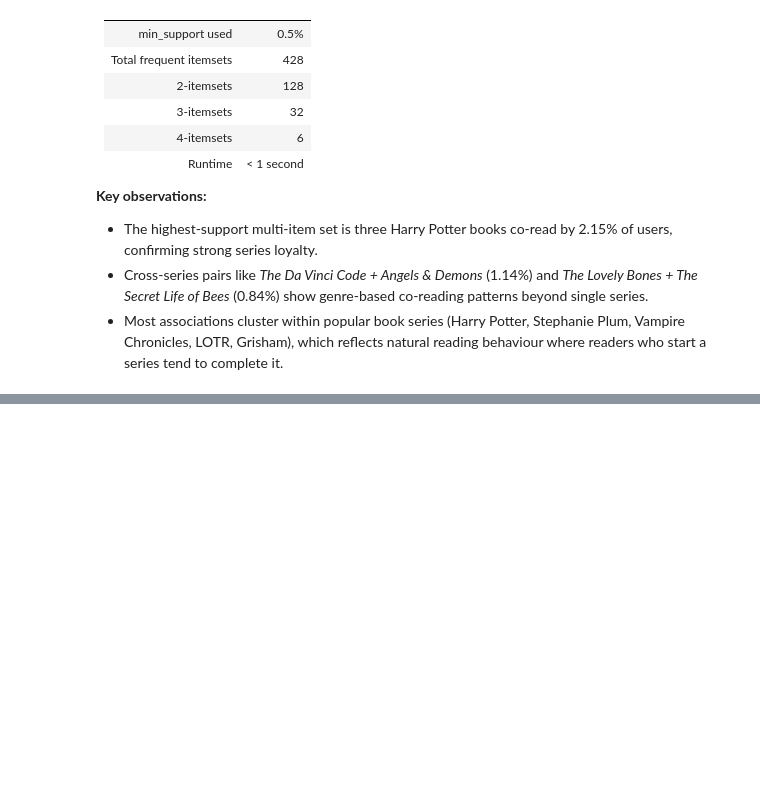
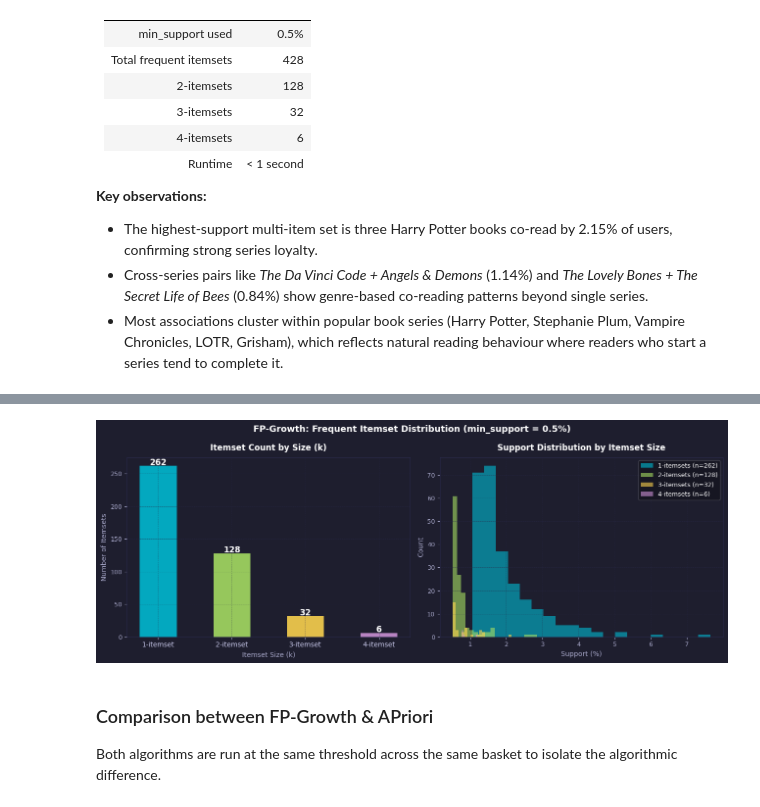
Before and after one commit to olkanth/MSCS_634_Lab_6, a Jupyter notebook: MSCS_634_Lab_6.ipynb, the cells around one changed output, grey strips where cells are left out. Drawn from its saved outputs; the diff is of its cells as text; code cells hidden in the pictures; blank space fills up the shorter version.

```diff
--- a/MSCS_634_Lab_6.ipynb
+++ b/MSCS_634_Lab_6.ipynb
@@ -821,0 +989,33 @@ plt.show(); plt.close()
+# %%
+# Itemset Size Distribution + Support Distribution
+
+fig, axes = plt.subplots(1, 2, figsize=(13, 5), facecolor=BG)
+fig.suptitle('FP-Growth: Frequent Itemset Distribution (min_support = 0.5%)',
+             color='white', fontsize=13, fontweight='bold')
+
+bars = axes[0].bar(vc.index, vc.values,
+                   color=[SIZE_COLORS[k] for k in vc.index],
+                   edgecolor='none', alpha=0.88, width=0.5)
+for bar, val in zip(bars, vc.values):
+    axes[0].text(bar.get_x()+bar.get_width()/2, val+1,
+                 str(val), ha='center', color='white', fontsize=12, fontweight='bold')
+style_ax(axes[0], 'Itemset Count by Size (k)', 'Itemset Size (k)', 'Number of Itemsets')
+axes[0].set_xticks(vc.index)
+axes[0].set_xticklabels([f'{k}-itemset' for k in vc.index], fontsize=10, color='#CCCCEE')
+
+for k, col in SIZE_COLORS.items():
+    sub = fp_itemsets[fp_itemsets['length'] == k]['support_pct']
+    if not sub.empty:
+        axes[1].hist(sub, bins=20, alpha=0.6, color=col,
+                     label=f'{k}-itemsets (n={len(sub)})', edgecolor='none')
+style_ax(axes[1], 'Support Distribution by Itemset Size',
+         'Support (%)', 'Count', legend=True)
+
+plt.tight_layout()
+plt.savefig('fig_s3_size_dist.png', dpi=130, bbox_inches='tight', facecolor=BG)
+plt.show(); plt.close()
+# %% [output]
+[figure, added]
+# %% [markdown]
+### Comparison between FP-Growth & APriori
+Both algorithms are run at the same threshold across the same basket to isolate the algorithmic difference.
```
Also changed, not shown: parts of 15 cells of this notebook.
